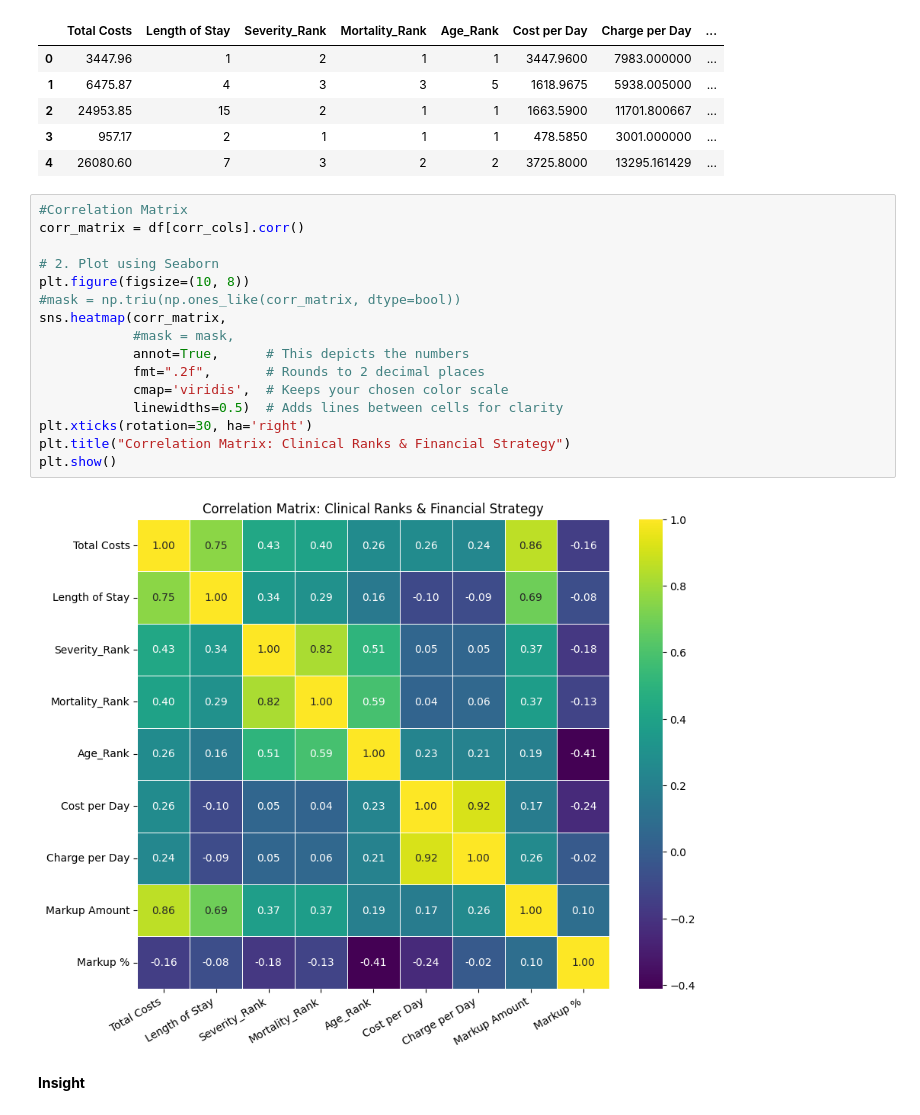
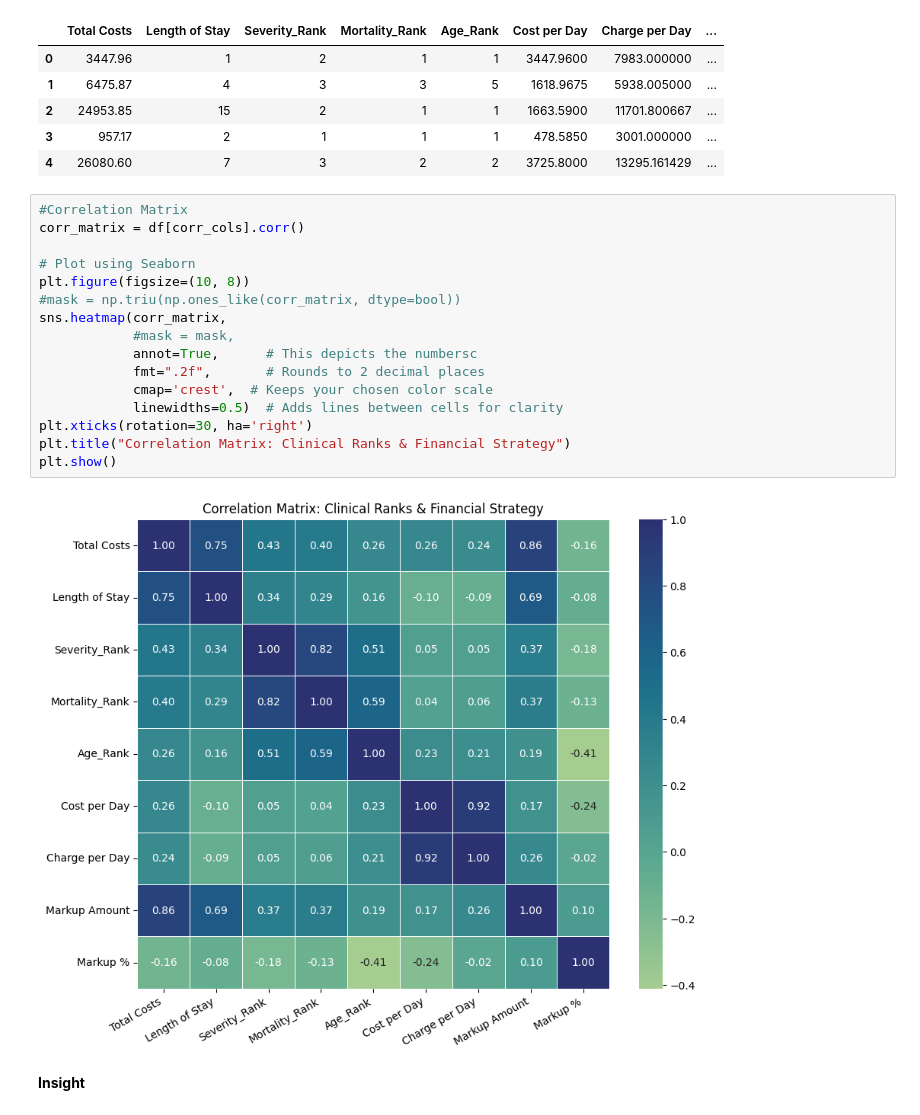
Before and after one commit to kpsalida/HospitalDischarges_Visualization, a Jupyter notebook: viz_eda.ipynb, the cells around one changed output. Drawn from its saved outputs; the diff is of its cells as text.

```diff
--- a/viz_eda.ipynb
+++ b/viz_eda.ipynb
@@ -896,21 +981,21 @@ df[corr_cols].head()
 # %%
 #Correlation Matrix
 corr_matrix = df[corr_cols].corr()
 
-# 2. Plot using Seaborn
+# Plot using Seaborn
 plt.figure(figsize=(10, 8))
 #mask = np.triu(np.ones_like(corr_matrix, dtype=bool))
 sns.heatmap(corr_matrix,
             #mask = mask,
-            annot=True,      # This depicts the numbers
+            annot=True,      # This depicts the numbersc
             fmt=".2f",       # Rounds to 2 decimal places
-            cmap='viridis',  # Keeps your chosen color scale
+            cmap='crest',  # Keeps your chosen color scale
             linewidths=0.5)  # Adds lines between cells for clarity
 plt.xticks(rotation=30, ha='right')
 plt.title("Correlation Matrix: Clinical Ranks & Financial Strategy")
 plt.show()
 # %% [output]
-[figure, old version]
+[figure, new version]
 # %% [markdown]
 **Insight**
 # %% [markdown]
```
Also changed, not shown: parts of 73 cells of this notebook.
